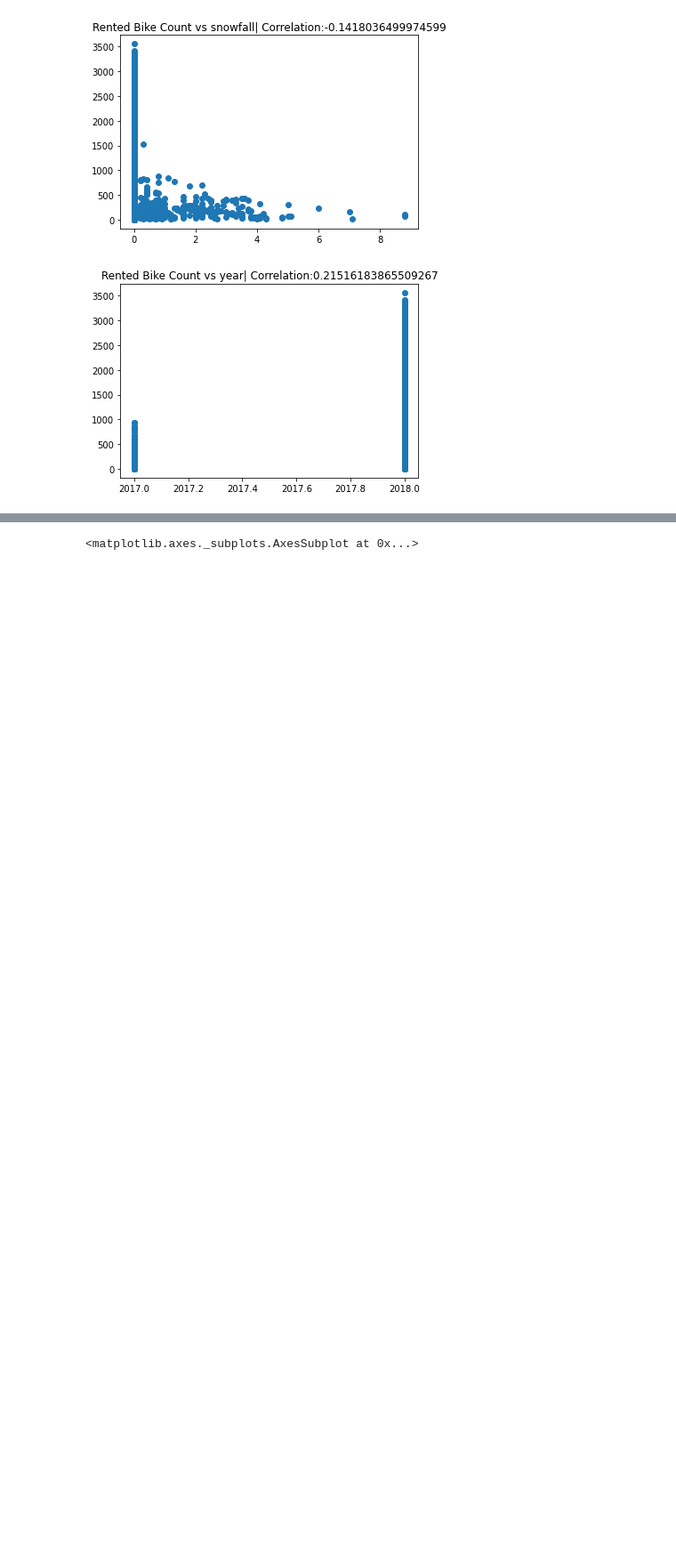
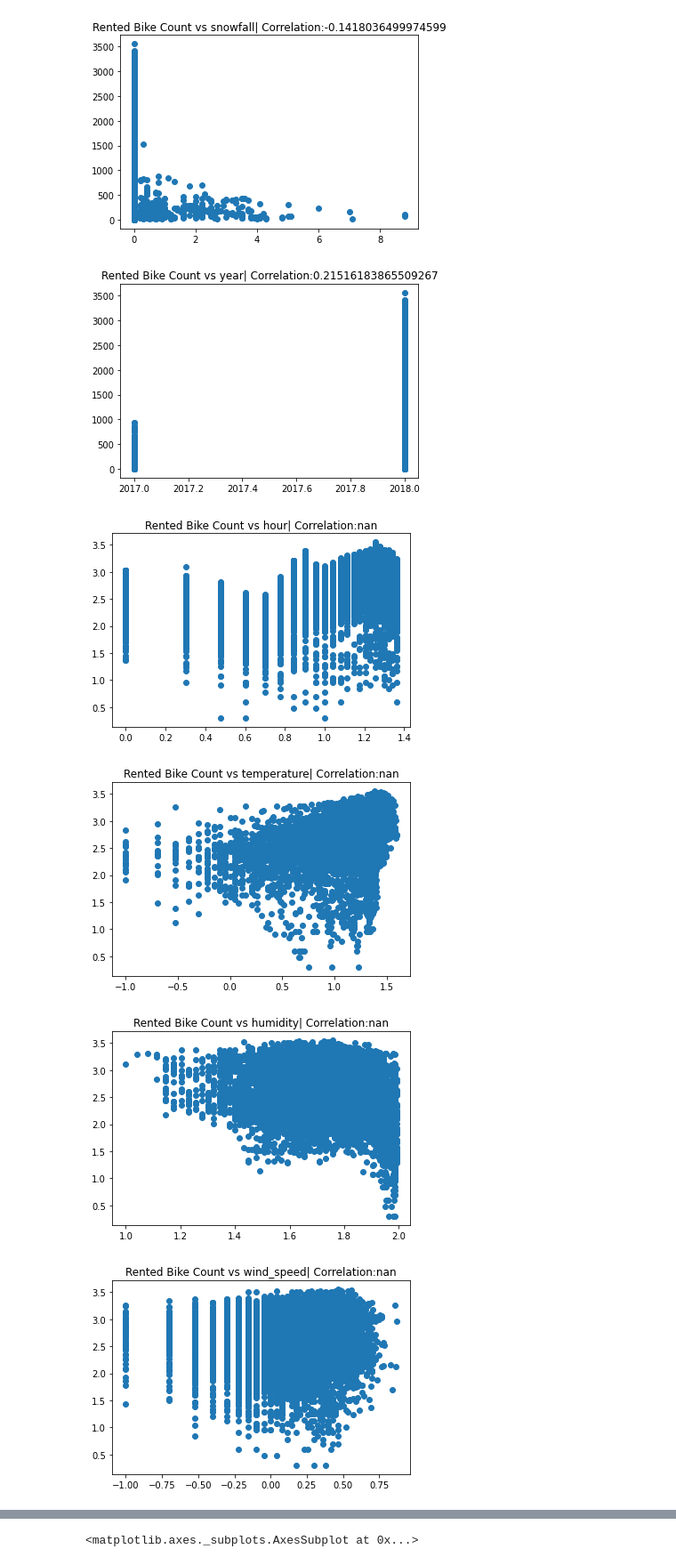
Before and after one commit to nihalhabeeb/rental_bike_demand_prediction, a Jupyter notebook: Soul_Bike_Demand.ipynb, the cells around one changed output, grey strips where cells are left out. Shown at 89% size. Saved outputs shown, nothing was run; the diff lists cells and outputs as text; code cells hidden in the pictures; blank space fills up the shorter version.

```diff
--- a/Soul_Bike_Demand.ipynb
+++ b/Soul_Bike_Demand.ipynb
@@ -349,3 +362,16 @@ for column in numerical_features:
 [figure]
 [figure]
 [figure]
+# %%
+for column in numerical_features:
+  feature = np.log10(df[column])
+  label = np.log10(df['rented_bike_count'])
+  plt.scatter(feature, label)
+  correlation = feature.corr(label)
+  plt.title('Rented Bike Count vs ' + column + "| Correlation:" + str(correlation))
+  plt.show()
+# %% [output]
+[figure, added]
+[figure, added]
+[figure, added]
+[figure, added]
```
Also changed, not shown: parts of 51 cells of this notebook.
